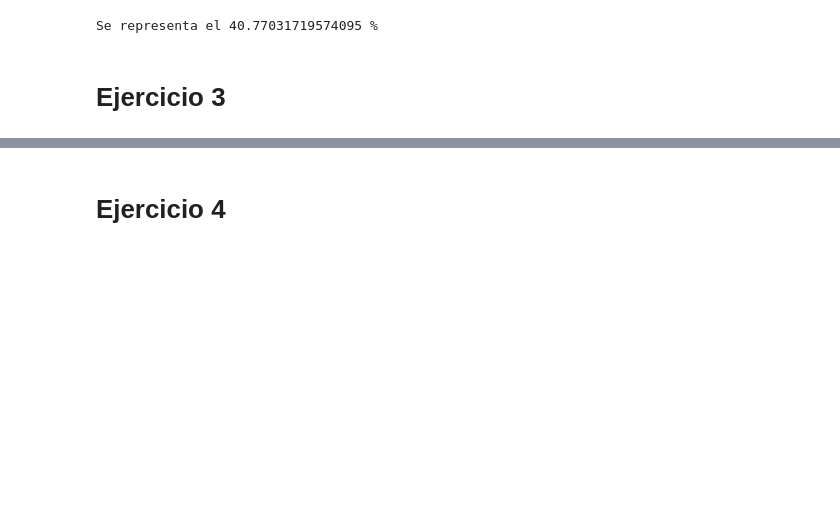
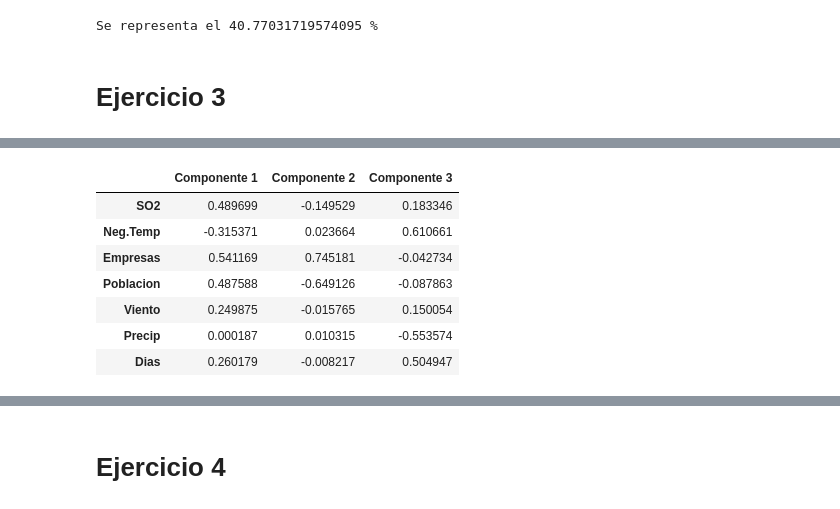
Before and after one commit to roig7/Practicamining1, a Jupyter notebook: LAB01-GRUPORoigChavarri/Practica3PCA.ipynb, the cells around one changed output, grey strips where cells are left out. Cells and saved outputs as stored; diff of their text form; code cells hidden in the pictures; blank space fills up the shorter version.

```diff
--- a/LAB01-GRUPORoigChavarri/Practica3PCA.ipynb
+++ b/LAB01-GRUPORoigChavarri/Practica3PCA.ipynb
@@ -148,0 +203,12 @@ Se representa el 40.77031719574095 %
+# %%
+dataframe11=dataframe1.iloc[:,0:3]
+dataframe11
+# %% [output]
+|  | Componente 1 | Componente 2 | Componente 3 |
+| SO2 | 0.489699 | -0.149529 | 0.183346 |
+| Neg.Temp | -0.315371 | 0.023664 | 0.610661 |
+| Empresas | 0.541169 | 0.745181 | -0.042734 |
+| Poblacion | 0.487588 | -0.649126 | -0.087863 |
+| Viento | 0.249875 | -0.015765 | 0.150054 |
+| Precip | 0.000187 | 0.010315 | -0.553574 |
+| Dias | 0.260179 | -0.008217 | 0.504947 |
```
Also changed, not shown: parts of 19 cells of this notebook.
